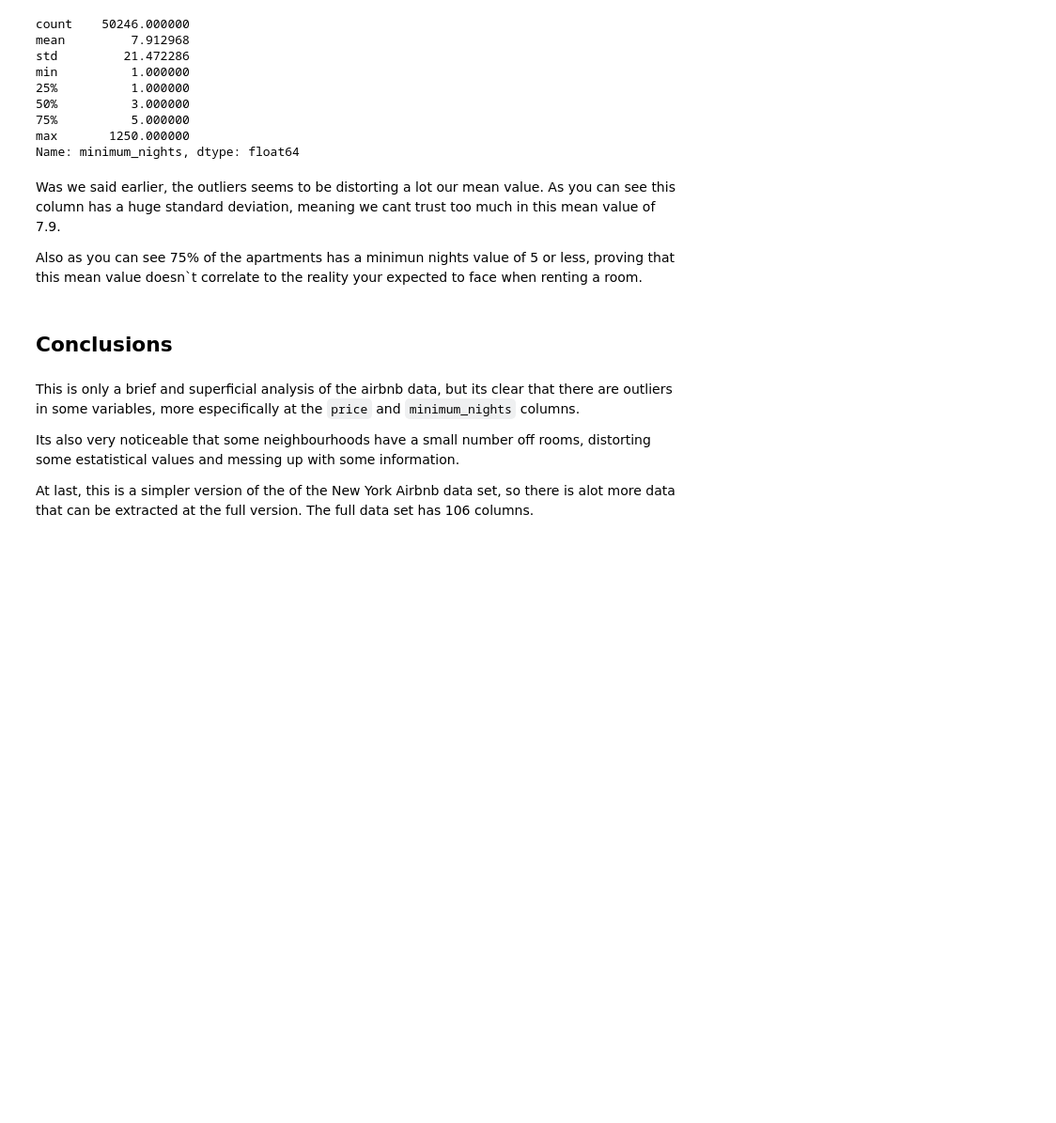
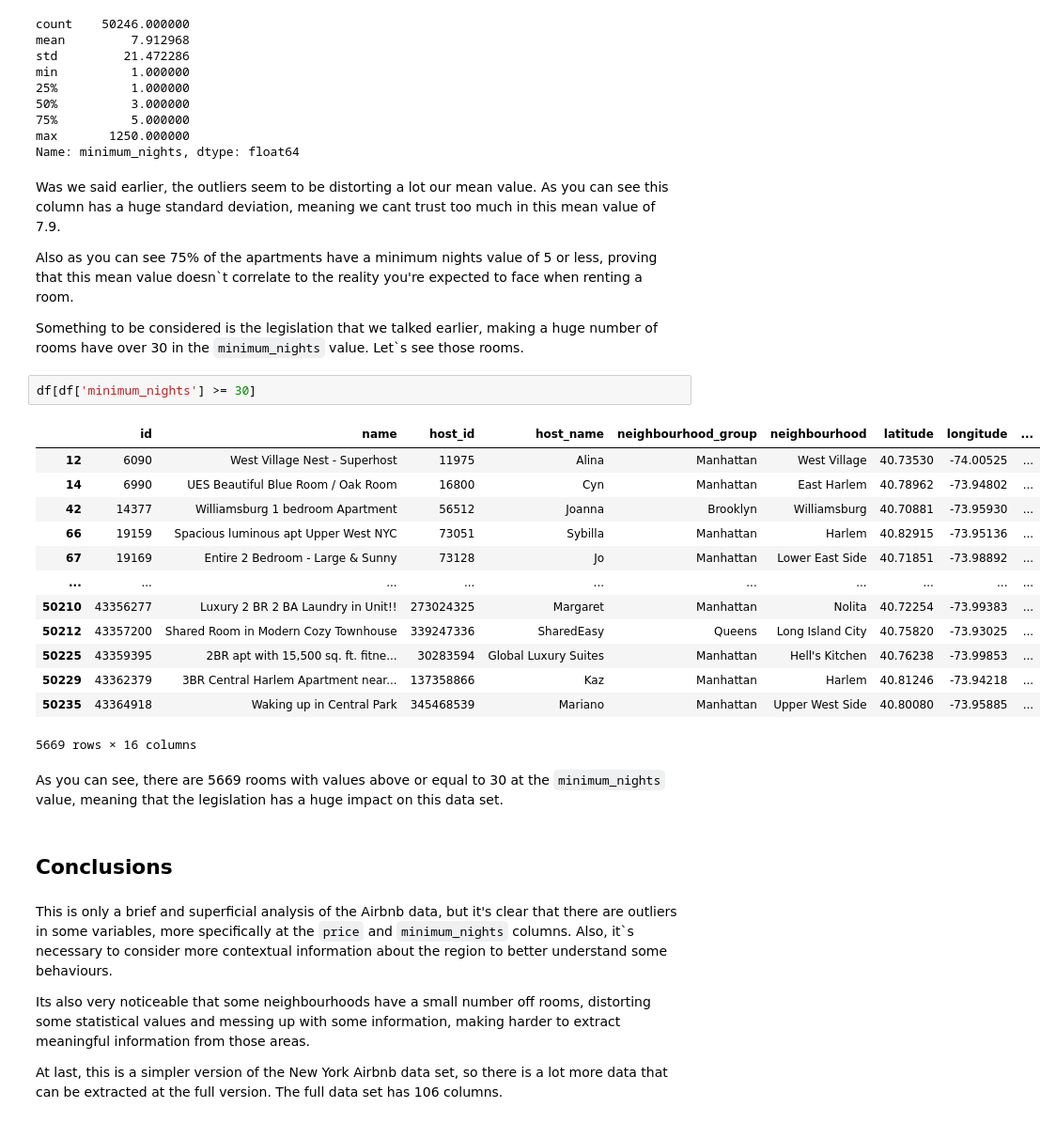
Before and after one commit to PauloVilarinho/DataScience, a Jupyter notebook: Projects/NewYorkAirbnb/Airbnb_NewYork_Analysis.ipynb, the cells around one changed output. Shown at 94% size. Cells and saved outputs as stored; diff of their text form; blank space fills up the shorter version.

```diff
--- a/Projects/NewYorkAirbnb/Airbnb_NewYork_Analysis.ipynb
+++ b/Projects/NewYorkAirbnb/Airbnb_NewYork_Analysis.ipynb
@@ -431,14 +432,34 @@ min          1.000000
 max       1250.000000
 Name: minimum_nights, dtype: float64
 # %% [markdown]
-Was we said earlier, the outliers seems to be distorting a lot our mean value. As you can see this column has a huge standard deviation, meaning we cant trust too much in this mean value of 7.9.
+Was we said earlier, the outliers seem to be distorting a lot our mean value. As you can see this column has a huge standard deviation, meaning we cant trust too much in this mean value of 7.9.
 
-Also as you can see 75% of the apartments has a minimun nights value of 5 or less, proving that this mean value doesn`t correlate to the reality your expected to face when renting a room.
+Also as you can see 75% of the apartments have a minimum nights value of 5 or less, proving that this mean value doesn`t correlate to the reality you're expected to face when renting a room.
+
+Something to be considered is the legislation that we talked earlier, making a huge number of rooms have over 30 in the `minimum_nights` value. Let`s see those rooms.
+# %%
+df[df['minimum_nights'] >= 30]
+# %% [output]
+|  | id | name | host_id | host_name | neighbourhood_group | neighbourhood | latitude | longitude | ... |
+| 12 | 6090 | West Village Nest - Superhost | 11975 | Alina | Manhattan | West Village | 40.73530 | -74.00525 | ... |
+| 14 | 6990 | UES Beautiful Blue Room / Oak Room | 16800 | Cyn | Manhattan | East Harlem | 40.78962 | -73.94802 | ... |
+| 42 | 14377 | Williamsburg 1 bedroom Apartment | 56512 | Joanna | Brooklyn | Williamsburg | 40.70881 | -73.95930 | ... |
+| 66 | 19159 | Spacious luminous apt Upper West NYC | 73051 | Sybilla | Manhattan | Harlem | 40.82915 | -73.95136 | ... |
+| 67 | 19169 | Entire 2 Bedroom - Large & Sunny | 73128 | Jo | Manhattan | Lower East Side | 40.71851 | -73.98892 | ... |
+| ... | ... | ... | ... | ... | ... | ... | ... | ... | ... |
+| 50210 | 43356277 | Luxury 2 BR 2 BA Laundry in Unit!! | 273024325 | Margaret | Manhattan | Nolita | 40.72254 | -73.99383 | ... |
+| 50212 | 43357200 | Shared Room in Modern Cozy Townhouse | 339247336 | SharedEasy | Queens | Long Island City | 40.75820 | -73.93025 | ... |
+| 50225 | 43359395 | 2BR apt with 15,500 sq. ft. fitne... | 30283594 | Global Luxury Suites | Manhattan | Hell's Kitchen | 40.76238 | -73.99853 | ... |
+| 50229 | 43362379 | 3BR Central Harlem Apartment near... | 137358866 | Kaz | Manhattan | Harlem | 40.81246 | -73.94218 | ... |
+| 50235 | 43364918 | Waking up in Central Park | 345468539 | Mariano | Manhattan | Upper West Side | 40.80080 | -73.95885 | ... |
+5669 rows × 16 columns
+# %% [markdown]
+As you can see, there are 5669 rooms with values above or equal to 30 at the `minimum_nights` value, meaning that the legislation has a huge impact on this data set.
 # %% [markdown]
 ## Conclusions
 # %% [markdown]
-This is only a brief and superficial analysis of the airbnb data, but its clear that there are outliers in some variables, more especifically at the `price` and `minimum_nights` columns.
+This is only a brief and superficial analysis of the Airbnb data, but it's clear that there are outliers in some variables, more specifically at the `price` and `minimum_nights` columns. Also, it`s necessary to consider more contextual information about the region to better understand some behaviours.
 
-Its also very noticeable that some neighbourhoods have a small number off rooms, distorting some estatistical values and messing up with some information.
+Its also very noticeable that some neighbourhoods have a small number off rooms, distorting some statistical values and messing up with some information, making harder to extract meaningful information from those areas.
 
-At last, this is a simpler version of the of the New York Airbnb data set, so there is alot more data that can be extracted at the full version. The full data set has 106 columns.
+At last, this is a simpler version of the New York Airbnb data set, so there is a lot more data that can be extracted at the full version. The full data set has 106 columns.
```
Also changed, not shown: parts of 43 cells of this notebook.
